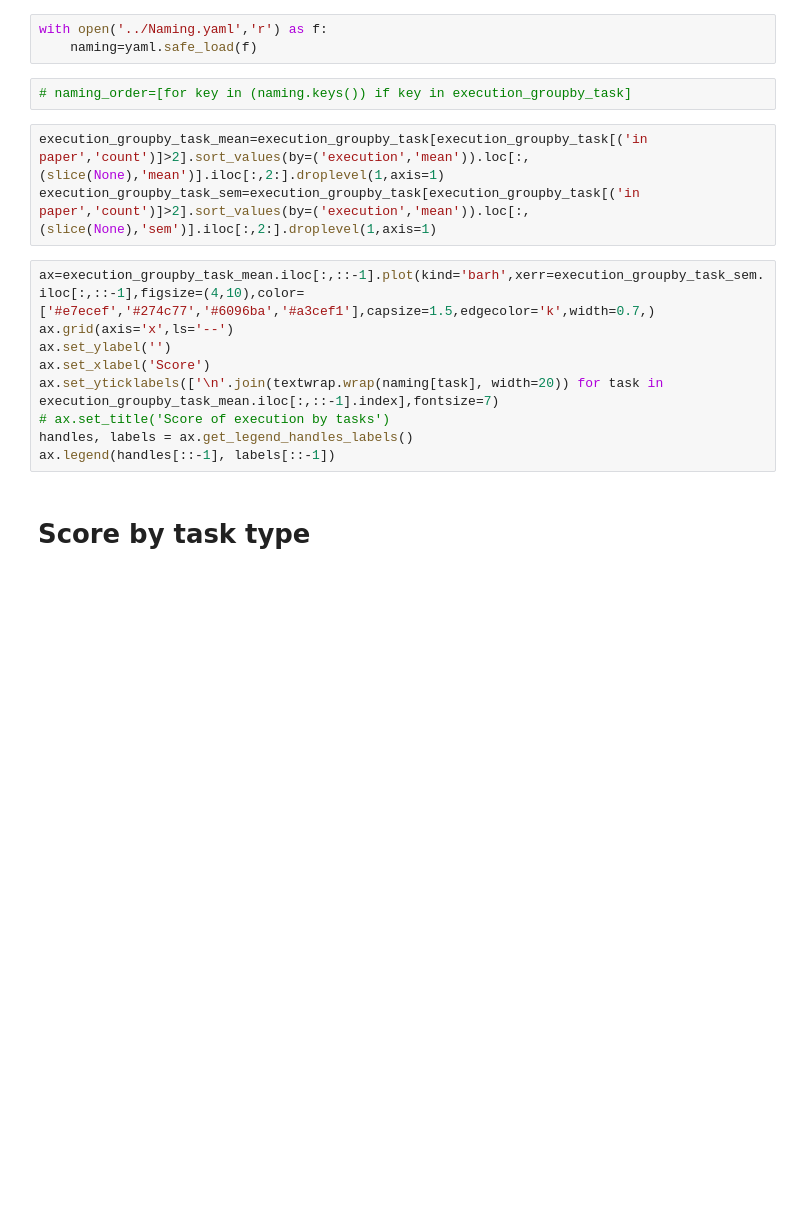
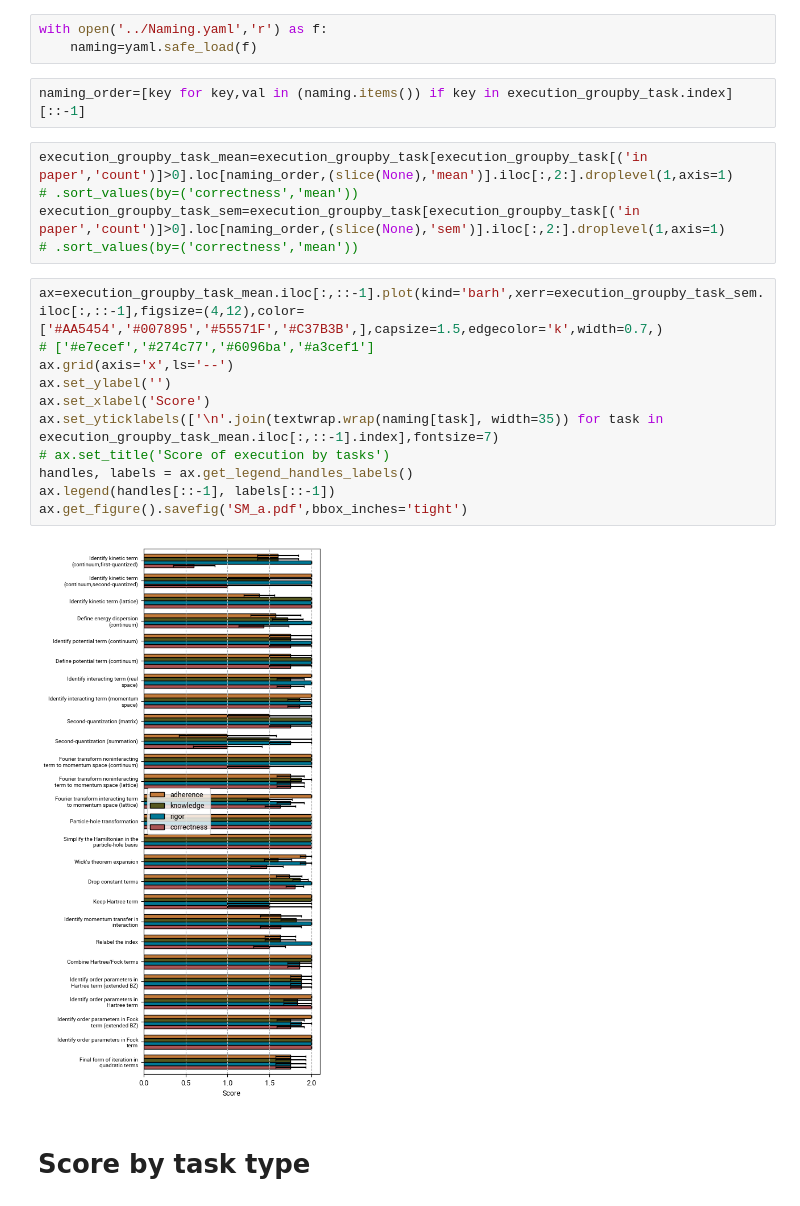
Before and after one commit to hainingpan/HartreeFock_GPT, a Jupyter notebook: data_analysis/analysis_execution.ipynb, the cells around one changed output. Saved outputs shown, nothing was run; the diff lists cells and outputs as text; blank space fills up the shorter version.

```diff
--- a/data_analysis/analysis_execution.ipynb
+++ b/data_analysis/analysis_execution.ipynb
@@ -273,19 +274,25 @@ execution_groupby_task=execution.groupby('task').agg(['mean','sem','count'])
 with open('../Naming.yaml','r') as f:
     naming=yaml.safe_load(f)
 # %%
-# naming_order=[for key in (naming.keys()) if key in execution_groupby_task]
+naming_order=[key for key,val in (naming.items()) if key in execution_groupby_task.index][::-1]
 # %%
-execution_groupby_task_mean=execution_groupby_task[execution_groupby_task[('in paper','count')]>2].sort_values(by=('execution','mean')).loc[:,(slice(None),'mean')].iloc[:,2:].droplevel(1,axis=1)
-execution_groupby_task_sem=execution_groupby_task[execution_groupby_task[('in paper','count')]>2].sort_values(by=('execution','mean')).loc[:,(slice(None),'sem')].iloc[:,2:].droplevel(1,axis=1)
+execution_groupby_task_mean=execution_groupby_task[execution_groupby_task[('in paper','count')]>0].loc[naming_order,(slice(None),'mean')].iloc[:,2:].droplevel(1,axis=1)
+# .sort_values(by=('correctness','mean'))
+execution_groupby_task_sem=execution_groupby_task[execution_groupby_task[('in paper','count')]>0].loc[naming_order,(slice(None),'sem')].iloc[:,2:].droplevel(1,axis=1)
+# .sort_values(by=('correctness','mean'))
 # %%
-ax=execution_groupby_task_mean.iloc[:,::-1].plot(kind='barh',xerr=execution_groupby_task_sem.iloc[:,::-1],figsize=(4,10),color=['#e7ecef','#274c77','#6096ba','#a3cef1'],capsize=1.5,edgecolor='k',width=0.7,)
+ax=execution_groupby_task_mean.iloc[:,::-1].plot(kind='barh',xerr=execution_groupby_task_sem.iloc[:,::-1],figsize=(4,12),color=['#AA5454','#007895','#55571F','#C37B3B',],capsize=1.5,edgecolor='k',width=0.7,)
+# ['#e7ecef','#274c77','#6096ba','#a3cef1']
 ax.grid(axis='x',ls='--')
 ax.set_ylabel('')
 ax.set_xlabel('Score')
-ax.set_yticklabels(['\n'.join(textwrap.wrap(naming[task], width=20)) for task in execution_groupby_task_mean.iloc[:,::-1].index],fontsize=7)
+ax.set_yticklabels(['\n'.join(textwrap.wrap(naming[task], width=35)) for task in execution_groupby_task_mean.iloc[:,::-1].index],fontsize=7)
 # ax.set_title('Score of execution by tasks')
 handles, labels = ax.get_legend_handles_labels()
 ax.legend(handles[::-1], labels[::-1])
+ax.get_figure().savefig('SM_a.pdf',bbox_inches='tight')
+# %% [output]
+[figure, added]
 # %% [markdown]
 # Score by task type
 # %%
```
Also changed, not shown: parts of 9 cells of this notebook, 14 other files.
